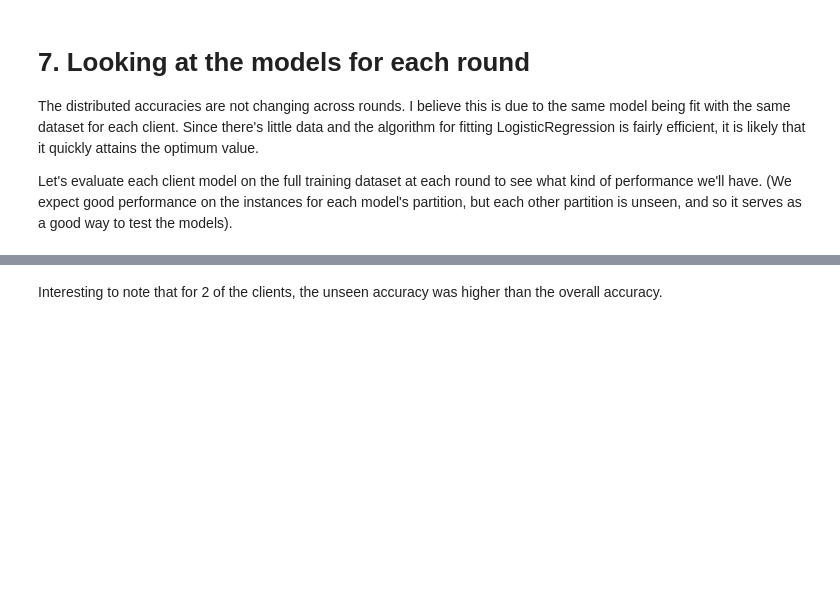
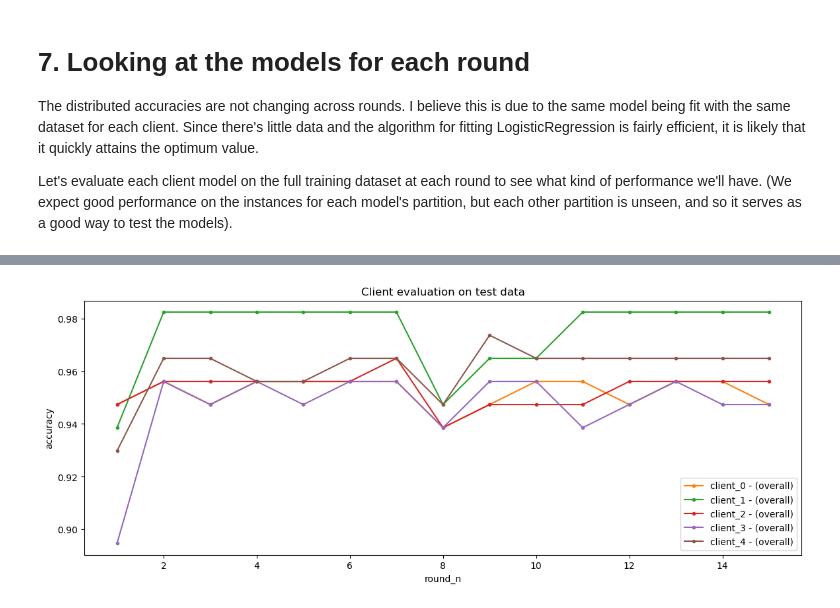
Before and after one commit to amaralcs/federated_learning, a Jupyter notebook: src/classification.ipynb, the cells around one changed output, grey strips where cells are left out. Drawn from its saved outputs; the diff is of its cells as text; code cells hidden in the pictures; blank space fills up the shorter version.

```diff
--- a/src/classification.ipynb
+++ b/src/classification.ipynb
@@ -345,2 +386,21 @@ plt.show()
-# %% [markdown]
-Interesting to note that for 2 of the clients, the unseen accuracy was higher than the overall accuracy.
+# %%
+import matplotlib as mpl
+
+fig, ax = plt.subplots(figsize=(14, 5), sharex=True, sharey=True)
+cmap = mpl.colormaps.get_cmap("tab10")
+
+
+for client_id, round_models in client_models.items():
+
+    all_acc = [model.score(X_test, y_test) for model in round_models.values()]
+    c = cmap(int(client_id[-1])+1)
+    ax.plot(range(1, n_rounds+1), all_acc, ".-", label=f"{client_id} - (overall)", c=c)
+    # ax.plot(range(1, n_rounds+1), unseen_acc, ".--", label=f"{client_id} - (unseen)", c=c)
+
+ax.set_title("Client evaluation on test data")
+ax.set_xlabel("round_n")
+ax.set_ylabel("accuracy")
+plt.legend()
+plt.show()
+# %% [output]
+[figure, added]
```
Also changed, not shown: parts of 4 cells of this notebook, 1 other file.
